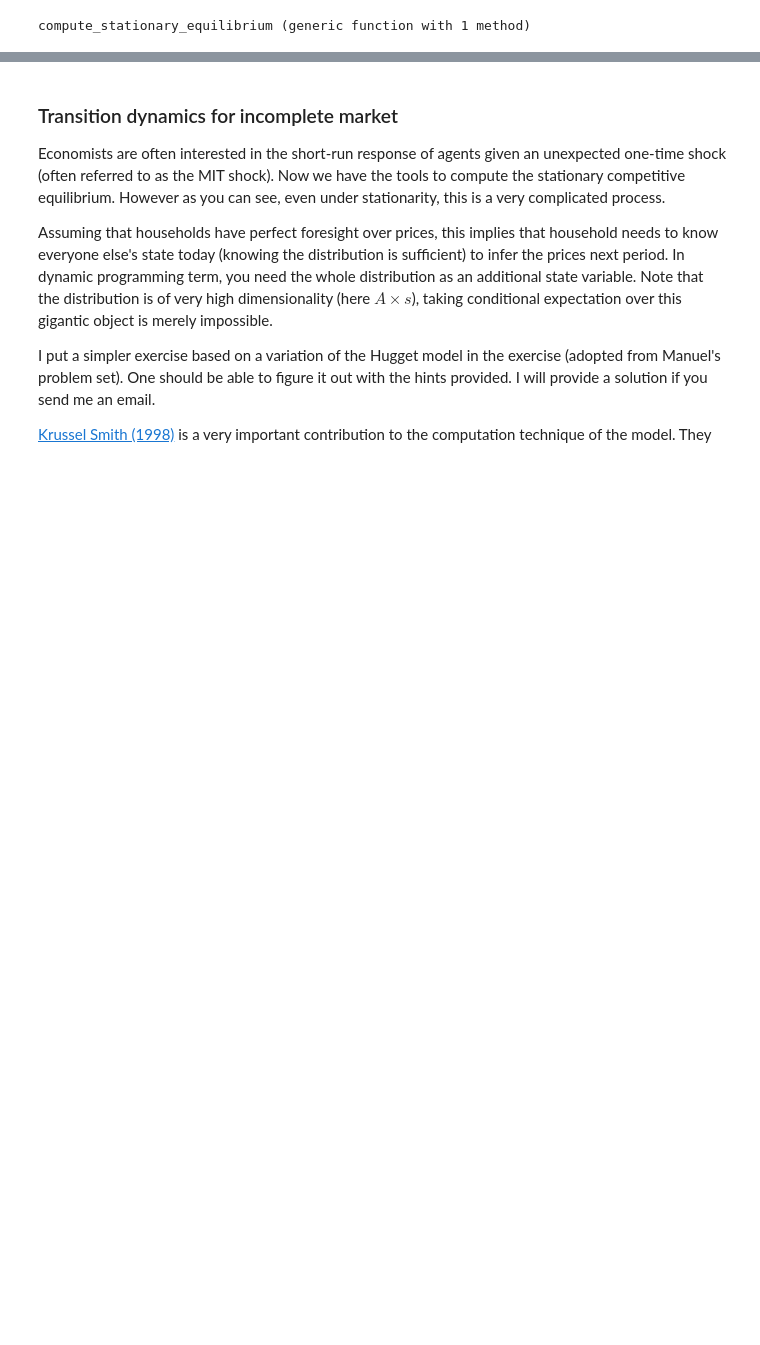
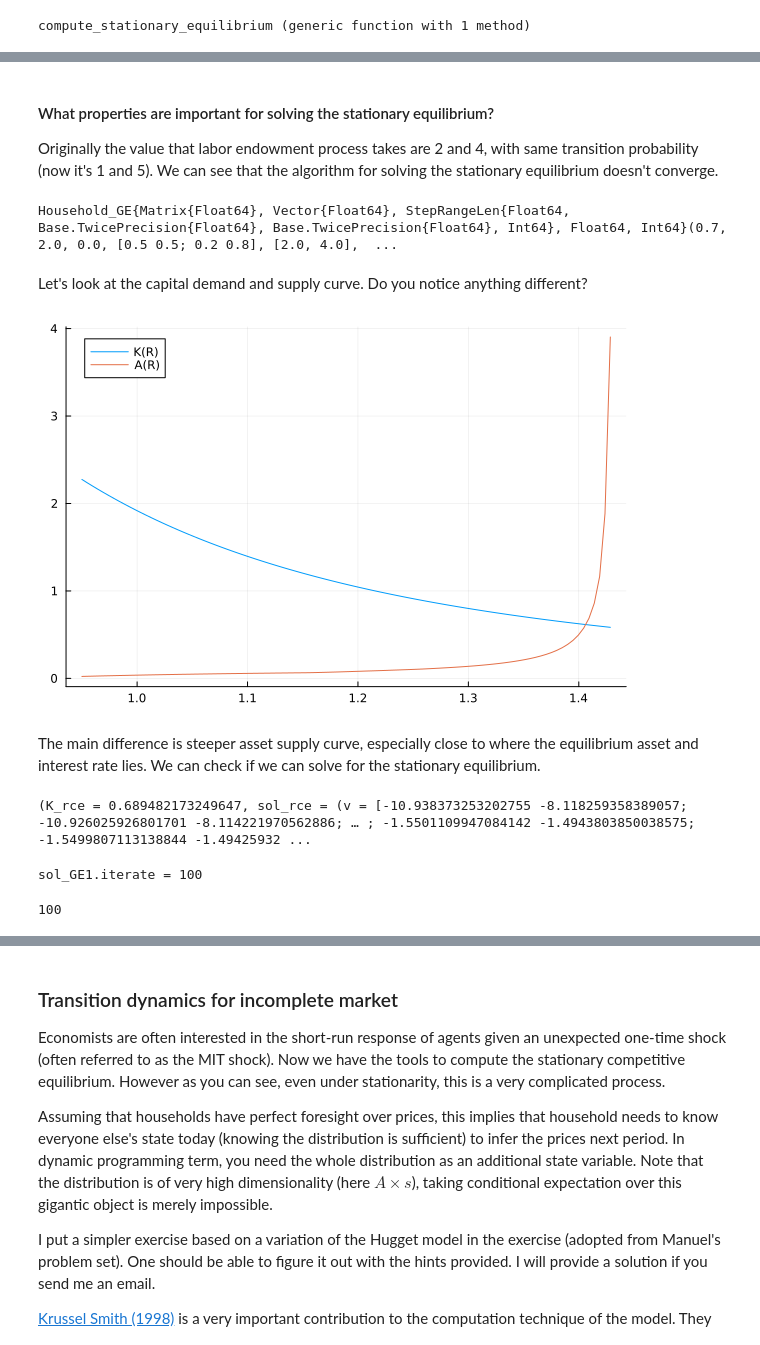
Before and after one commit to 2xu2/Julia_compecon_2023_Summer_Xing_Xu, a Jupyter notebook: Julia_Lec_4_Compecon_Xing_Xu.ipynb, the cells around one changed output, grey strips where cells are left out. Drawn from its saved outputs; the diff is of its cells as text; code cells hidden in the pictures; blank space fills up the shorter version.

```diff
--- a/Julia_Lec_4_Compecon_Xing_Xu.ipynb
+++ b/Julia_Lec_4_Compecon_Xing_Xu.ipynb
@@ -611,0 +612,26 @@ do_pol_plot_GE(sol_GE.sol_rce)
+# %% [markdown]
+#### What properties are important for solving the stationary equilibrium?
+
+Originally the value that labor endowment process takes are 2 and 4, with same transition probability (now it's 1 and 5). We can see that the algorithm for solving the stationary equilibrium doesn't converge.
+# %%
+h_GE1 = Household_GE(l = [2.0, 4.0])
+# %% [output]
+Household_GE{Matrix{Float64}, Vector{Float64}, StepRangeLen{Float64, Base.TwicePrecision{Float64}, Base.TwicePrecision{Float64}, Int64}, Float64, Int64}(0.7, 2.0, 0.0, [0.5 0.5; 0.2 0.8], [2.0, 4.0],  ...
+# %% [markdown]
+Let's look at the capital demand and supply curve. Do you notice anything different?
+# %%
+R_grids1, K_demand1, A_supply1 = K_demand_supply(h_GE1)
+K_plot(K_demand1, A_supply1, h_GE1)
+# %% [output]
+[figure, added]
+# %% [markdown]
+The main difference is steeper asset supply curve, especially close to where the equilibrium asset and interest rate lies. We can check if we can solve for the stationary equilibrium.
+# %%
+sol_GE1 = compute_stationary_equilibrium(h_GE1)
+# %% [output]
+(K_rce = 0.689482173249647, sol_rce = (v = [-10.938373253202755 -8.118259358389057; -10.926025926801701 -8.114221970562886; … ; -1.5501109947084142 -1.4943803850038575; -1.5499807113138844 -1.49425932 ...
+# %%
+@show sol_GE1.iterate
+# %% [output]
+sol_GE1.iterate = 100
+100
```
Also changed, not shown: parts of 21 cells of this notebook, 1 other file.
